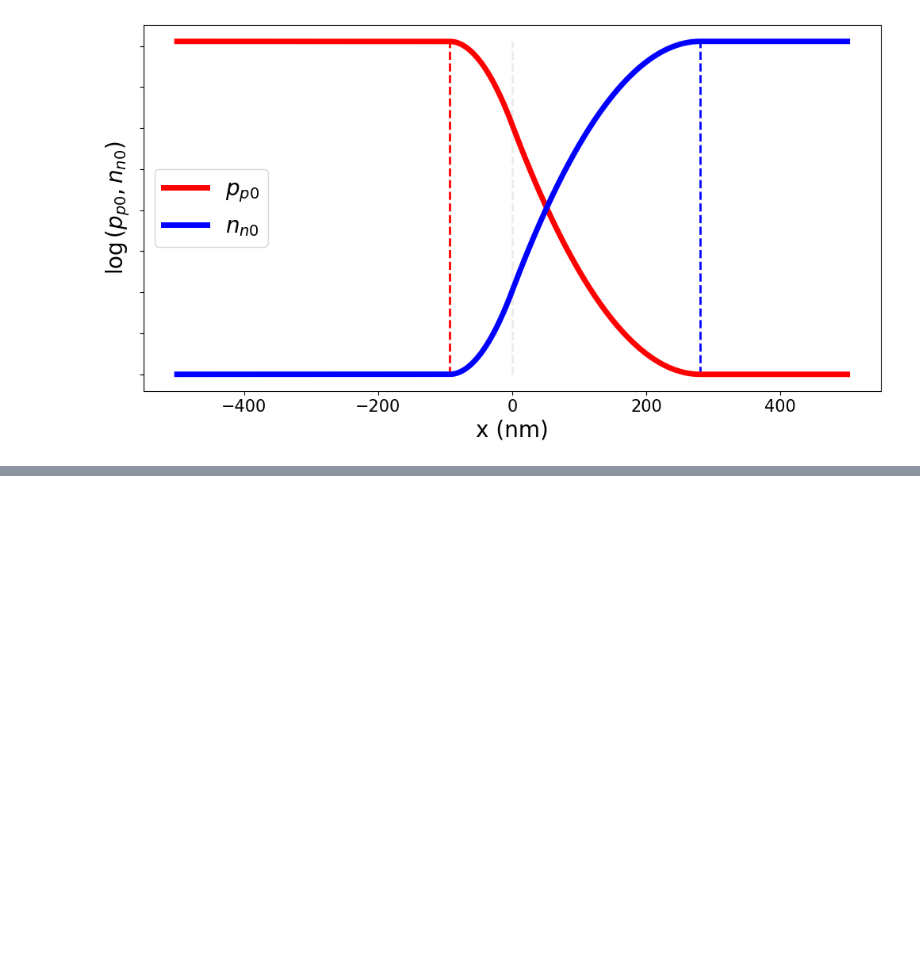
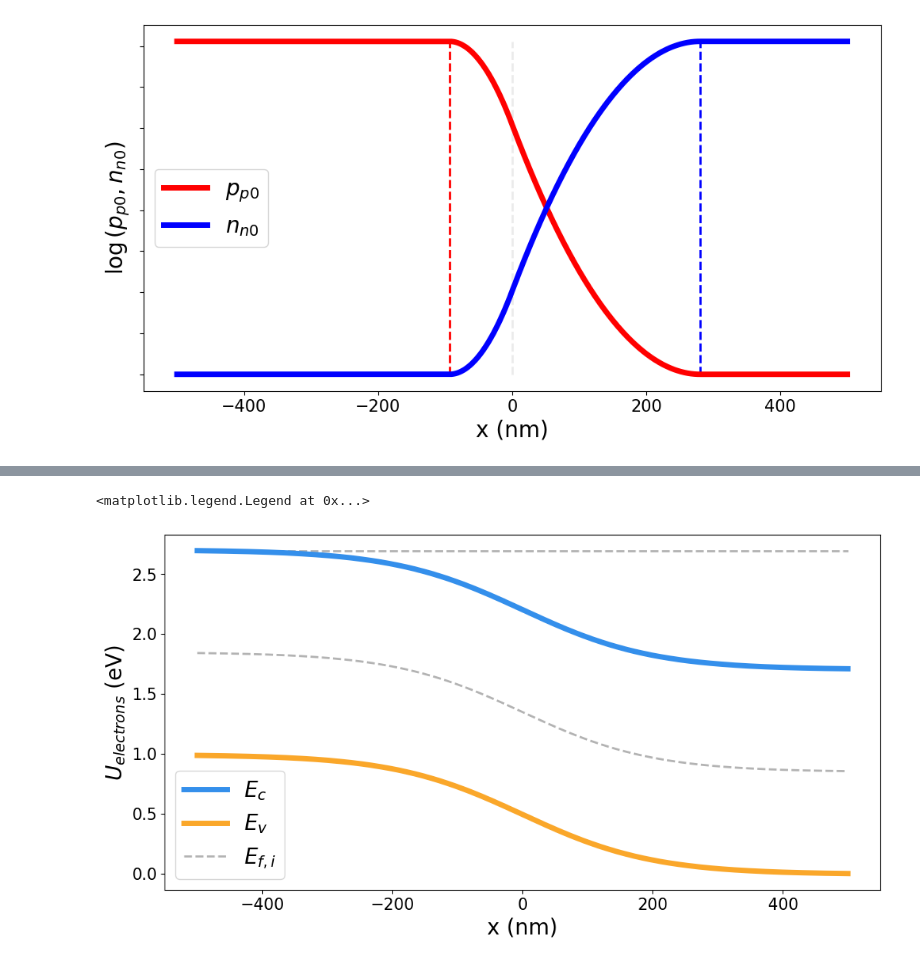
Before and after one commit to UnipvPhysicsLectures/PythonScripts, a Jupyter notebook: notebooks/pn-junction.ipynb, the cells around one changed output, grey strips where cells are left out. Saved outputs shown, nothing was run; the diff lists cells and outputs as text; code cells hidden in the pictures; blank space fills up the shorter version.

```diff
--- a/notebooks/pn-junction.ipynb
+++ b/notebooks/pn-junction.ipynb
@@ -689,0 +769,31 @@ ax.legend(fontsize=f_size,loc='lower left')
+# %%
+fig, ax = plt.subplots(figsize=(12,6))
+f_size = 20
+
+# depletion region lines
+# ax.vlines(-x_p*1e9,v_V_small.min(),4*v_V_small.max(),linewidth=2.0,linestyle='dashed',color='red')
+# ax.vlines(x_n*1e9,v_V_small.min(),4*v_V_small.max(),linewidth=2.0,linestyle='dashed',color='blue')
+# ax.vlines(0,v_V_small.min(),4*v_V_small.max(),linewidth=2.0,linestyle='dashed',color='0.7',alpha=0.25)
+ax.hlines(-v_V_eq.min()+v_V_eq.max()+1.5*data[el]['Eg'],1e9*v_x.min(),1e9*v_x.max(),linewidth=2.0,linestyle='dashed',color='0.7')
+
+# normalized electron density
+ax.plot(1e9*v_x,-v_V_eq+v_V_eq.max()+1.5*data[el]['Eg'],linewidth=5.0,color='#348feb',label=r'$E_c$')
+ax.plot(1e9*v_x,-v_V_eq+v_V_eq.max(),linewidth=5.0,color='#faa72a',label=r'$E_v$')
+ax.plot(1e9*v_x,-v_V_eq+v_V_eq.max()+0.75*data[el]['Eg'],linewidth=2.0,color='0.7',label=r'$E_{f,i}$',linestyle='dashed')
+
+#limits
+# ax.set_xlim(-0.01,1.01)
+# ax.set_ylim(-1,1)
+
+# labels
+# ax.set_xticklabels([])
+# ax.set_yticks([-1,-0.5,0,0.5,1])
+ax.set_xlabel('x (nm)', fontsize=f_size)
+ax.set_ylabel(r'$U_{electrons}$ (eV)', fontsize=f_size)
+ax.tick_params(labelsize=f_size-5)
+
+# legend
+ax.legend(fontsize=f_size,loc='lower left')
+# %% [output]
+<matplotlib.legend.Legend at 0x...>
+[figure, added]
```
Also changed, not shown: parts of 8 cells of this notebook.
